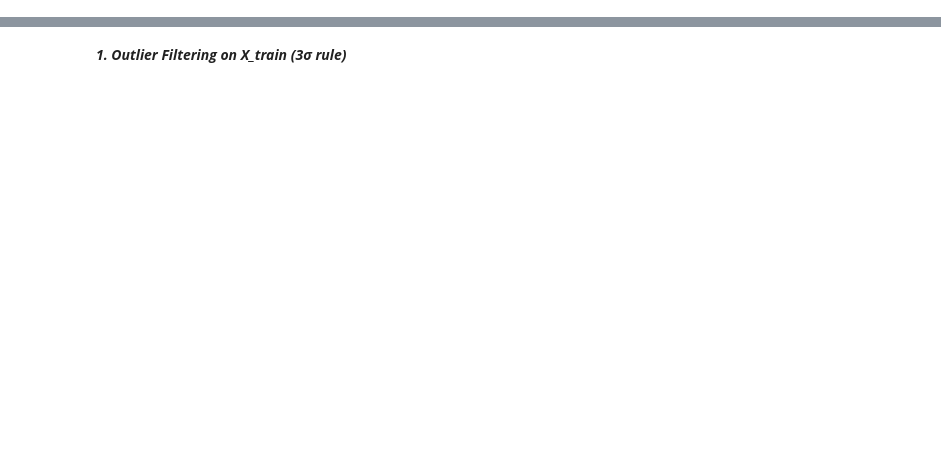
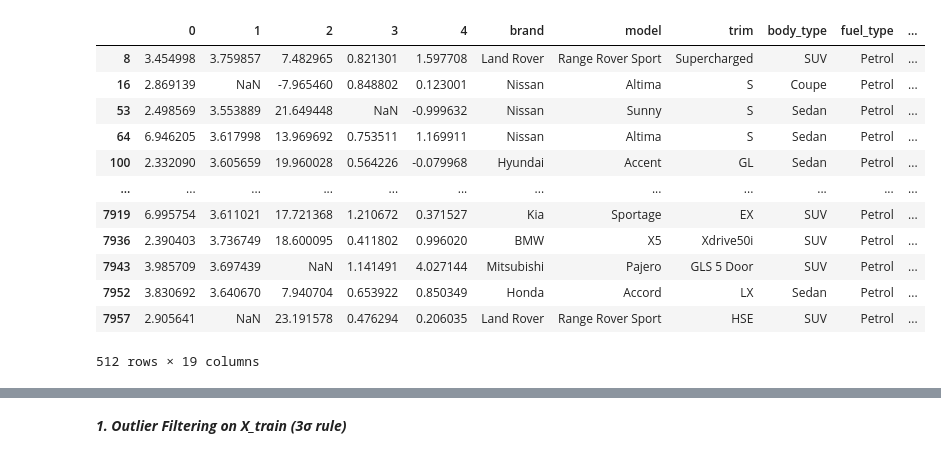
Before and after one commit to erinadesu/ML_Project, a Jupyter notebook: InitialLinearRegression.ipynb, the cells around one changed output, grey strips where cells are left out. Saved outputs shown, nothing was run; the diff lists cells and outputs as text; code cells hidden in the pictures; blank space fills up the shorter version.

```diff
--- a/InitialLinearRegression.ipynb
+++ b/InitialLinearRegression.ipynb
@@ -35,0 +185,24 @@ y_test: (1593,)
+# %%
+Q1 = df_num_clean["0"].quantile(0.25)
+Q3 = df_num_clean["0"].quantile(0.75)
+IQR = Q3 - Q1
+
+lower_bound = Q1 - 1.5 * IQR
+upper_bound = Q3 + 1.5 * IQR
+
+outliers_col0 = df[df["0"] < lower_bound] | df[df["0"] > upper_bound]
+df.loc[outliers_col0.index]
+# %% [output]
+|  | 0 | 1 | 2 | 3 | 4 | brand | model | trim | body_type | fuel_type | ... |
+| 8 | 3.454998 | 3.759857 | 7.482965 | 0.821301 | 1.597708 | Land Rover | Range Rover Sport | Supercharged | SUV | Petrol | ... |
+| 16 | 2.869139 | NaN | -7.965460 | 0.848802 | 0.123001 | Nissan | Altima | S | Coupe | Petrol | ... |
+| 53 | 2.498569 | 3.553889 | 21.649448 | NaN | -0.999632 | Nissan | Sunny | S | Sedan | Petrol | ... |
+| 64 | 6.946205 | 3.617998 | 13.969692 | 0.753511 | 1.169911 | Nissan | Altima | S | Sedan | Petrol | ... |
+| 100 | 2.332090 | 3.605659 | 19.960028 | 0.564226 | -0.079968 | Hyundai | Accent | GL | Sedan | Petrol | ... |
+| ... | ... | ... | ... | ... | ... | ... | ... | ... | ... | ... | ... |
+| 7919 | 6.995754 | 3.611021 | 17.721368 | 1.210672 | 0.371527 | Kia | Sportage | EX | SUV | Petrol | ... |
+| 7936 | 2.390403 | 3.736749 | 18.600095 | 0.411802 | 0.996020 | BMW | X5 | Xdrive50i | SUV | Petrol | ... |
+| 7943 | 3.985709 | 3.697439 | NaN | 1.141491 | 4.027144 | Mitsubishi | Pajero | GLS 5 Door | SUV | Petrol | ... |
+| 7952 | 3.830692 | 3.640670 | 7.940704 | 0.653922 | 0.850349 | Honda | Accord | LX | Sedan | Petrol | ... |
+| 7957 | 2.905641 | NaN | 23.191578 | 0.476294 | 0.206035 | Land Rover | Range Rover Sport | HSE | SUV | Petrol | ... |
+512 rows × 19 columns
```
Also changed, not shown: parts of 13 cells of this notebook.
